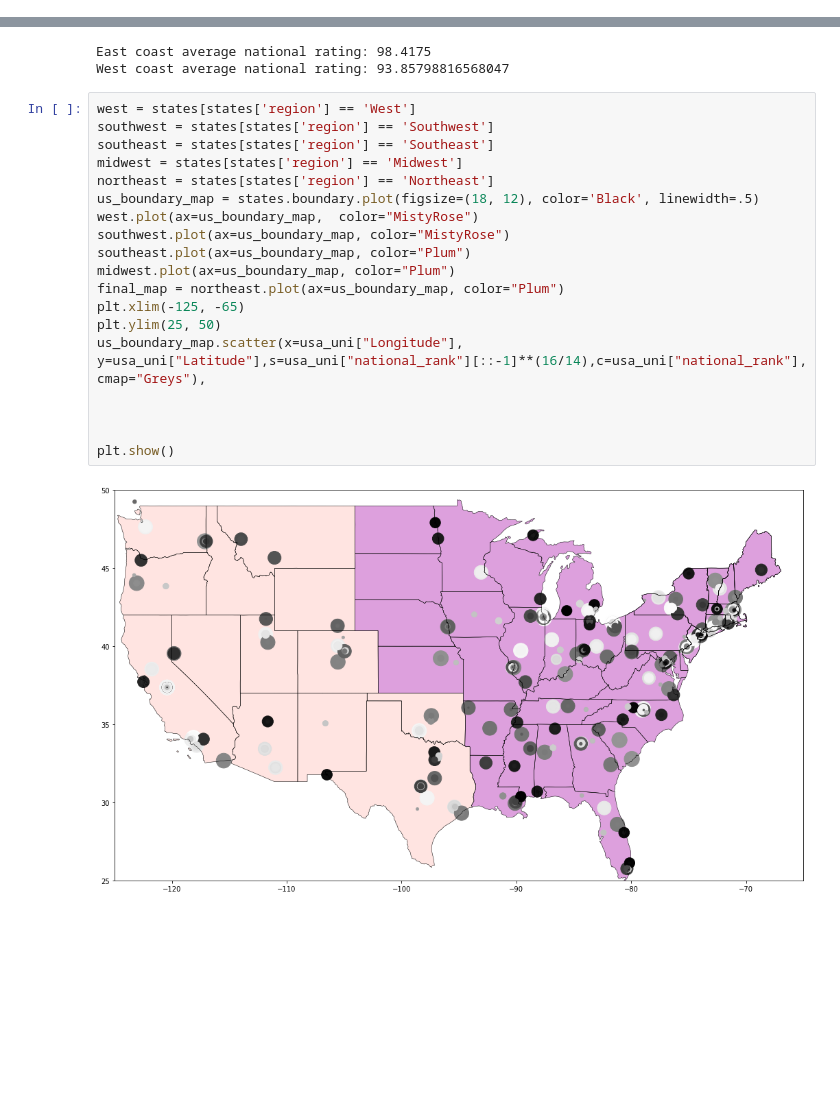
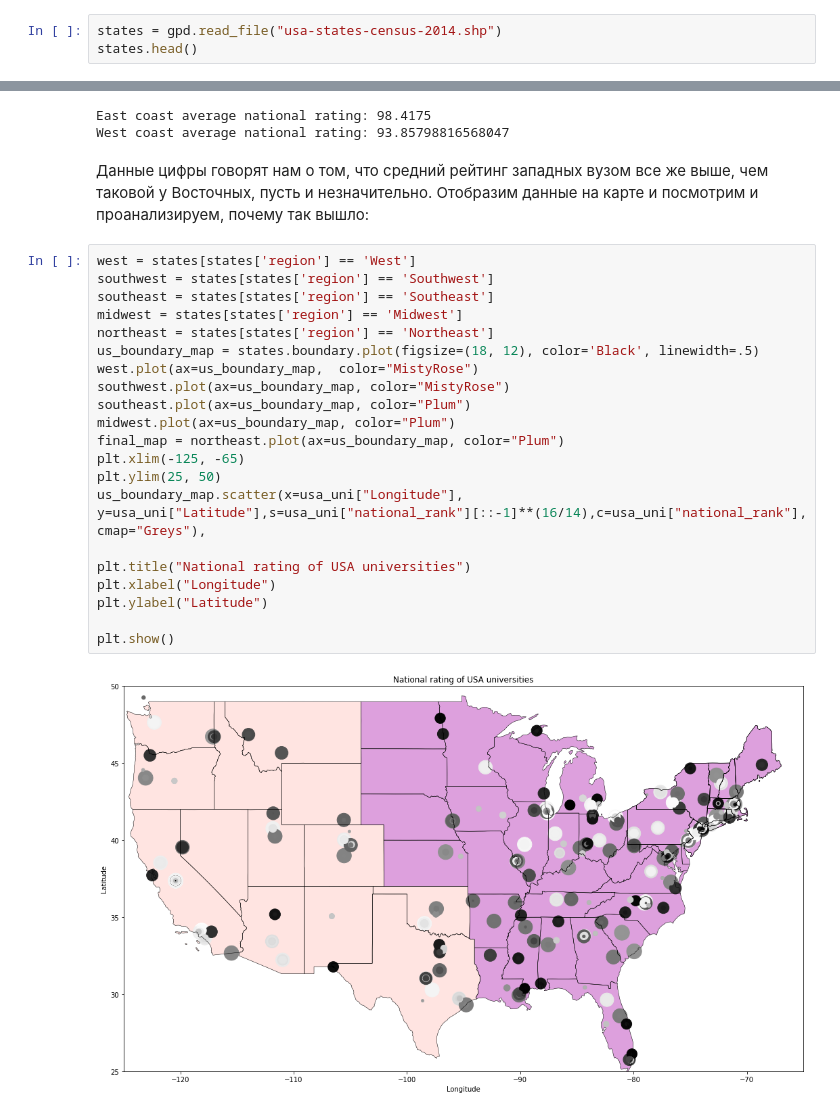
Before and after one commit to Artemidividiy/hse_hw, a Jupyter notebook: hse_hw.ipynb, the cells around one changed output, grey strips where cells are left out. Saved outputs shown, nothing was run; the diff lists cells and outputs as text; blank space fills up the shorter version.

```diff
--- a/hse_hw.ipynb
+++ b/hse_hw.ipynb
@@ -94,0 +110,3 @@ No geolocation count: 82
+# %%
+states = gpd.read_file("usa-states-census-2014.shp")
+states.head()
@@ -111,24 +140,28 @@ console.print(f"East coast average national rating: {east_uni_avg.national_rank.
 # %% [output]
 East coast average national rating: 98.4175
 West coast average national rating: 93.85798816568047
+# %% [markdown]
+Данные цифры говорят нам о том, что средний рейтинг западных вузом все же выше, чем таковой у Восточных, пусть и незначительно. Отобразим данные на карте и посмотрим и проанализируем, почему так вышло:
 # %%
 west = states[states['region'] == 'West']
 southwest = states[states['region'] == 'Southwest']
 southeast = states[states['region'] == 'Southeast']
 midwest = states[states['region'] == 'Midwest']
 northeast = states[states['region'] == 'Northeast']
 us_boundary_map = states.boundary.plot(figsize=(18, 12), color='Black', linewidth=.5)
 west.plot(ax=us_boundary_map,  color="MistyRose")
 southwest.plot(ax=us_boundary_map, color="MistyRose")
 southeast.plot(ax=us_boundary_map, color="Plum")
 midwest.plot(ax=us_boundary_map, color="Plum")
 final_map = northeast.plot(ax=us_boundary_map, color="Plum")
 plt.xlim(-125, -65)
 plt.ylim(25, 50)
 us_boundary_map.scatter(x=usa_uni["Longitude"], y=usa_uni["Latitude"],s=usa_uni["national_rank"][::-1]**(16/14),c=usa_uni["national_rank"], cmap="Greys"),
 
-
+plt.title("National rating of USA universities")
+plt.xlabel("Longitude")
+plt.ylabel("Latitude")
 
 plt.show()
 # %% [output]
-[figure, old version]
+[figure, new version]
```
Also changed, not shown: parts of 22 cells of this notebook, 6 other files.
